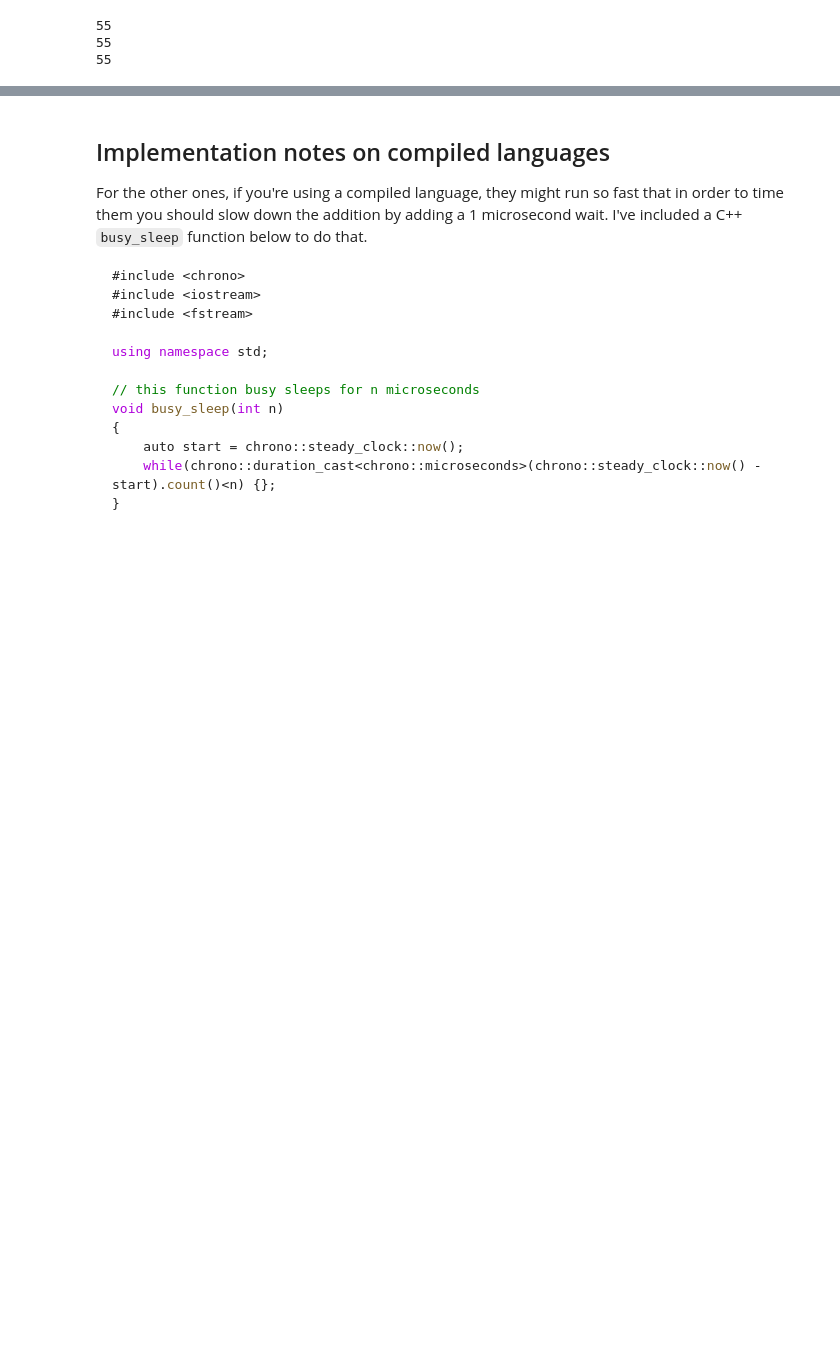
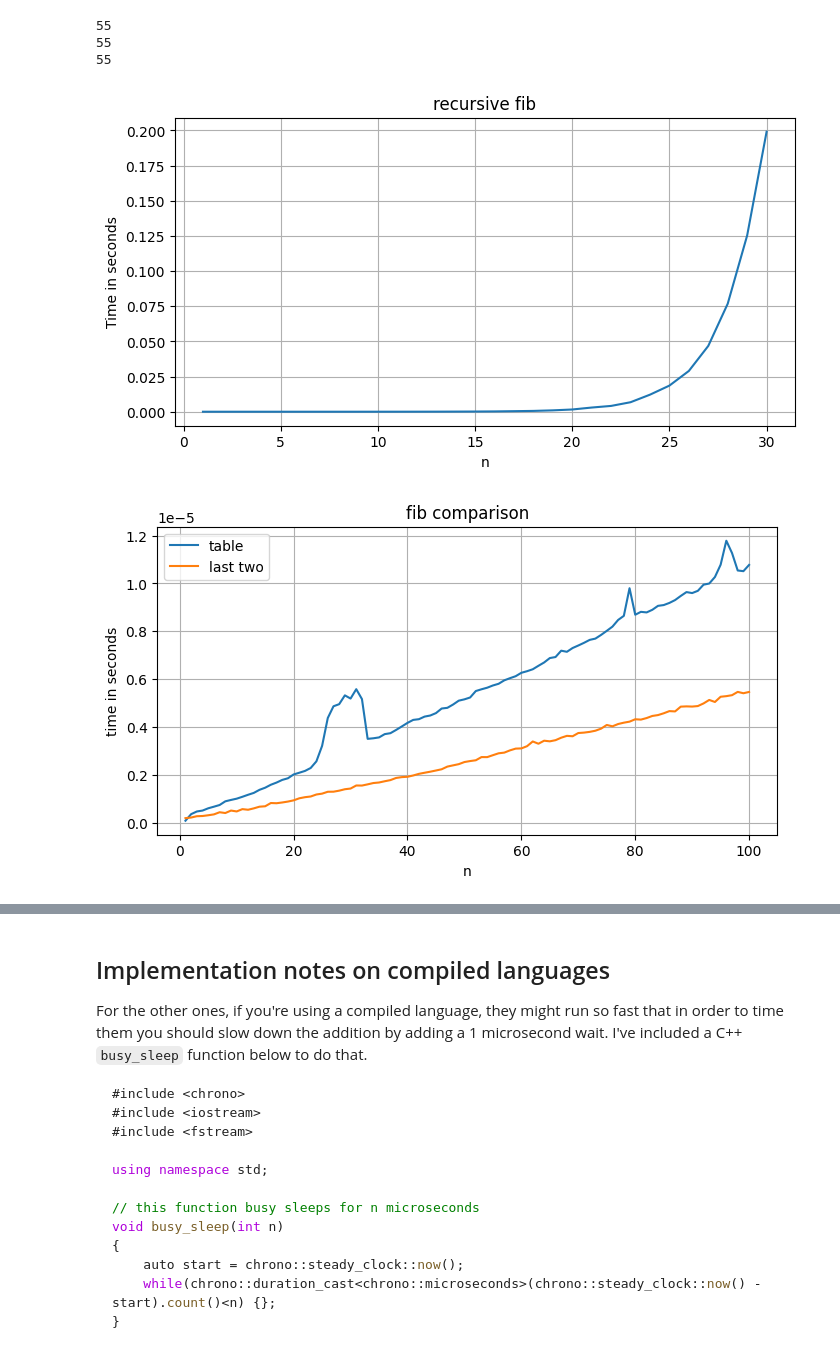
Before and after one commit to yangsquare/Lab1-Counter, a Jupyter notebook: week-1-class.ipynb, the cells around one changed output, grey strips where cells are left out. Saved outputs shown, nothing was run; the diff lists cells and outputs as text; code cells hidden in the pictures; blank space fills up the shorter version.

```diff
--- a/week-1-class.ipynb
+++ b/week-1-class.ipynb
@@ -70,3 +70,42 @@ print(fib_table(10))
 55
 55
 55
+# %%
+import time
+import matplotlib.pyplot as plt
+
+def timer(func, n, repeats=1):
+  start =time.perf_counter()
+
+  for i in range(repeats):
+    func(n)
+  end=time.perf_counter()
+  return (end-start)/repeats
+
+N1=list(range(1,31))
+T1=[timer(fib_recursive,n) for n in N1]
+
+plt.figure(figsize=(8,4))
+plt.plot(N1, T1)
+plt.xlabel("n")
+plt.ylabel("Time in seconds")
+plt.title("recursive fib")
+plt.grid()
+plt.show
+
+N2=list(range(1,101))
+T3=[timer(fib_last_two,n,1000) for n in N2]
+T2=[timer(fib_table,n,1000) for n in N2]
+
+plt.figure(figsize=(8,4))
+plt.plot(N2, T2, label="table")
+plt.plot(N2, T3, label="last two")
+plt.xlabel("n")
+plt.ylabel("time in seconds")
+plt.title("fib comparison")
+plt.legend()
+plt.grid()
+plt.show()
+# %% [output]
+[figure, added]
+[figure, added]
```
Also changed, not shown: parts of 1 cell of this notebook.
